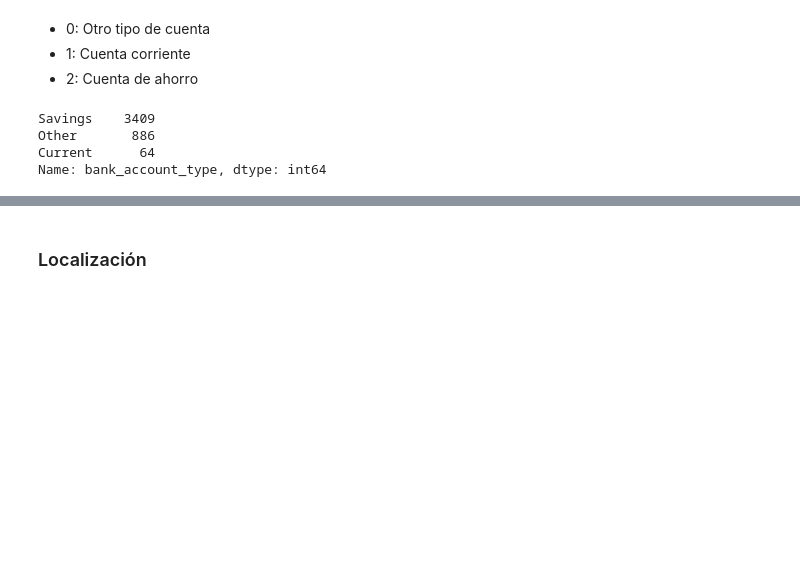
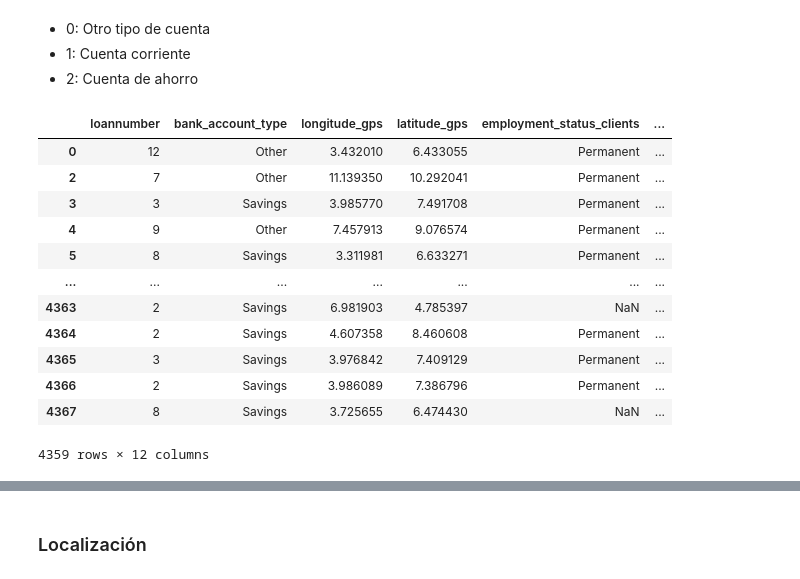
Before and after one commit to Ciarzi/DP3_GP1, a Jupyter notebook: codigo/etl.ipynb, the cells around one changed output, grey strips where cells are left out. Saved outputs shown, nothing was run; the diff lists cells and outputs as text; code cells hidden in the pictures; blank space fills up the shorter version.

```diff
--- a/codigo/etl.ipynb
+++ b/codigo/etl.ipynb
@@ -314,9 +315,19 @@ df_train.drop(columns = ['termdays', 'totaldue'], inplace = True)
 # %%
 #ver distribución
 df_train['bank_account_type'].value_counts(dropna = False)
+df_train
 # %% [output]
+|  | loannumber | bank_account_type | longitude_gps | latitude_gps | employment_status_clients | ... |
+| 0 | 12 | Other | 3.432010 | 6.433055 | Permanent | ... |
+| 2 | 7 | Other | 11.139350 | 10.292041 | Permanent | ... |
+| 3 | 3 | Savings | 3.985770 | 7.491708 | Permanent | ... |
+| 4 | 9 | Other | 7.457913 | 9.076574 | Permanent | ... |
+| 5 | 8 | Savings | 3.311981 | 6.633271 | Permanent | ... |
+| ... | ... | ... | ... | ... | ... | ... |
+| 4363 | 2 | Savings | 6.981903 | 4.785397 | NaN | ... |
+| 4364 | 2 | Savings | 4.607358 | 8.460608 | Permanent | ... |
+| 4365 | 3 | Savings | 3.976842 | 7.409129 | Permanent | ... |
+| 4366 | 2 | Savings | 3.986089 | 7.386796 | Permanent | ... |
+| 4367 | 8 | Savings | 3.725655 | 6.474430 | NaN | ... |
-Savings    3409
-Other       886
-Current      64
-Name: bank_account_type, dtype: int64
+4359 rows × 12 columns
 # %%
```
Also changed, not shown: parts of 6 cells of this notebook.
